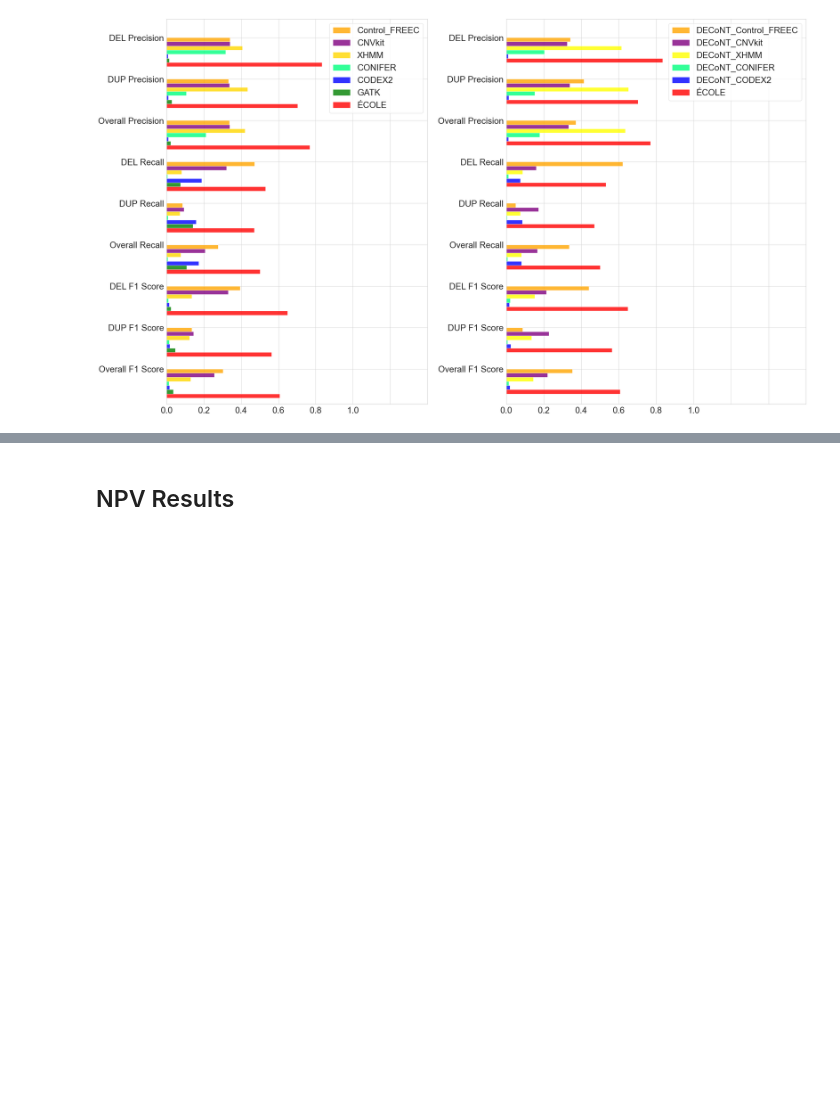
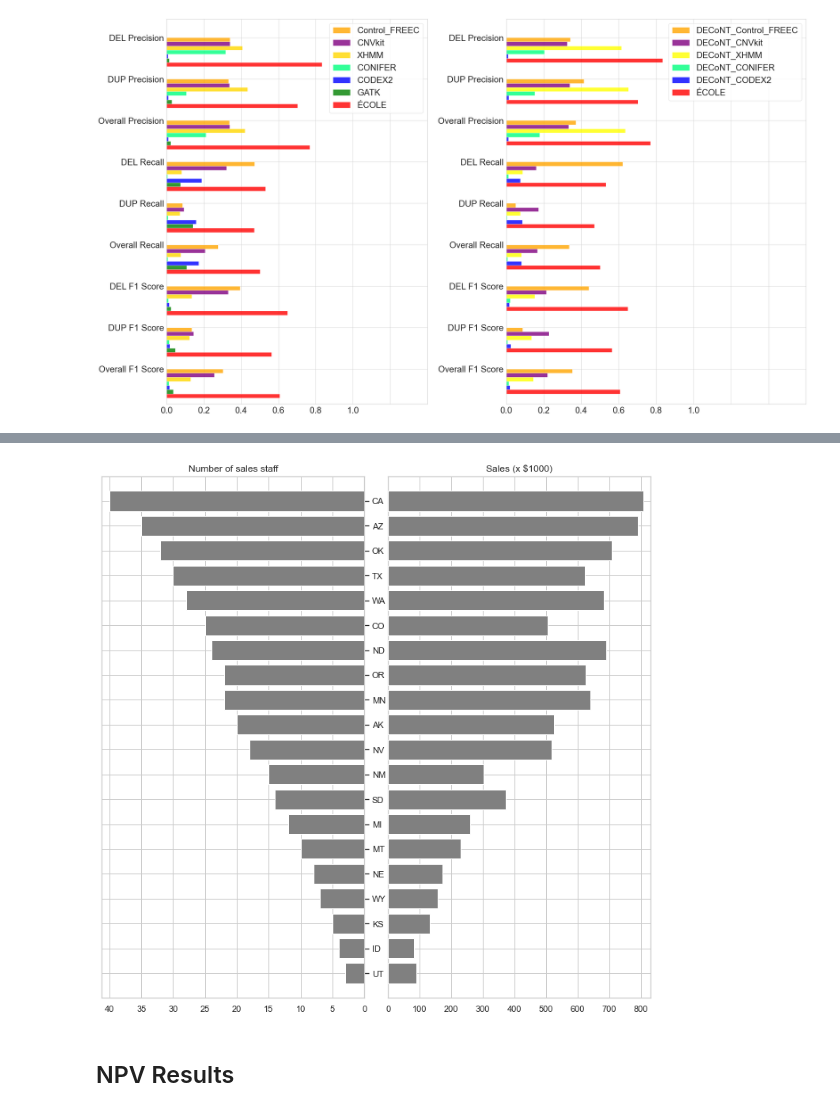
Before and after one commit to alperylmzz/ECOLE-revision, a Jupyter notebook: Figure2.ipynb, the cells around one changed output, grey strips where cells are left out. Cells and saved outputs as stored; diff of their text form; code cells hidden in the pictures; blank space fills up the shorter version.

```diff
--- a/Figure2.ipynb
+++ b/Figure2.ipynb
@@ -178,3 +209,36 @@ plt.show()
+# %%
+# Data
+states = ["AK", "TX", "CA", "MT", "NM", "AZ", "NV", "CO", "OR", "WY", "MI",
+          "MN", "UT", "ID", "KS", "NE", "SD", "WA", "ND", "OK"]
+staff = np.array([20, 30, 40, 10, 15, 35, 18, 25, 22, 7, 12, 22, 3, 4, 5, 8,
+                  14, 28, 24, 32])
+sales = staff * (20 + 10 * np.random.random(staff.size))
+
+# Sort by number of sales staff
+idx = staff.argsort()
+states, staff, sales = [np.take(x, idx) for x in [states, staff, sales]]
+
+y = np.arange(sales.size)
+
+fig, axes = plt.subplots(ncols=2,figsize=(10,10), sharey=True)
+axes[0].barh(y, staff, align='center', color='gray', zorder=10)
+axes[0].set(title='Number of sales staff')
+axes[1].barh(y, sales, align='center', color='gray', zorder=10)
+axes[1].set(title='Sales (x $1000)')
+
+axes[0].invert_xaxis()
+axes[0].set(yticks=y, yticklabels=states)
+axes[0].yaxis.tick_right()
+
+for ax in axes.flat:
+    ax.margins(0.03)
+    ax.grid(True)
+
+fig.tight_layout()
+fig.subplots_adjust(wspace=0.09)
+plt.show()
+# %% [output]
+[figure, added]
 # %% [markdown]
 ## NPV Results
 # %%
```
Also changed, not shown: parts of 1 cell of this notebook.
